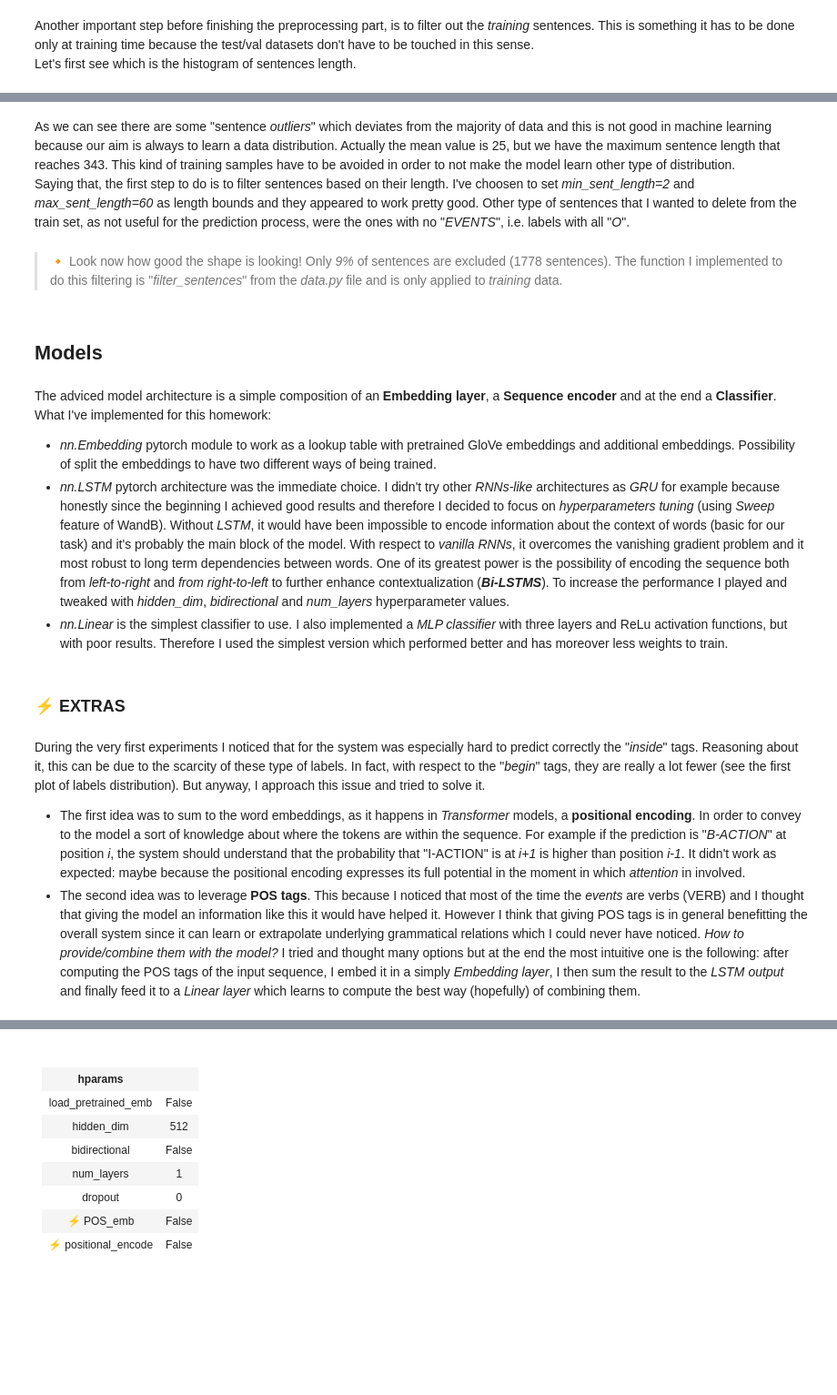
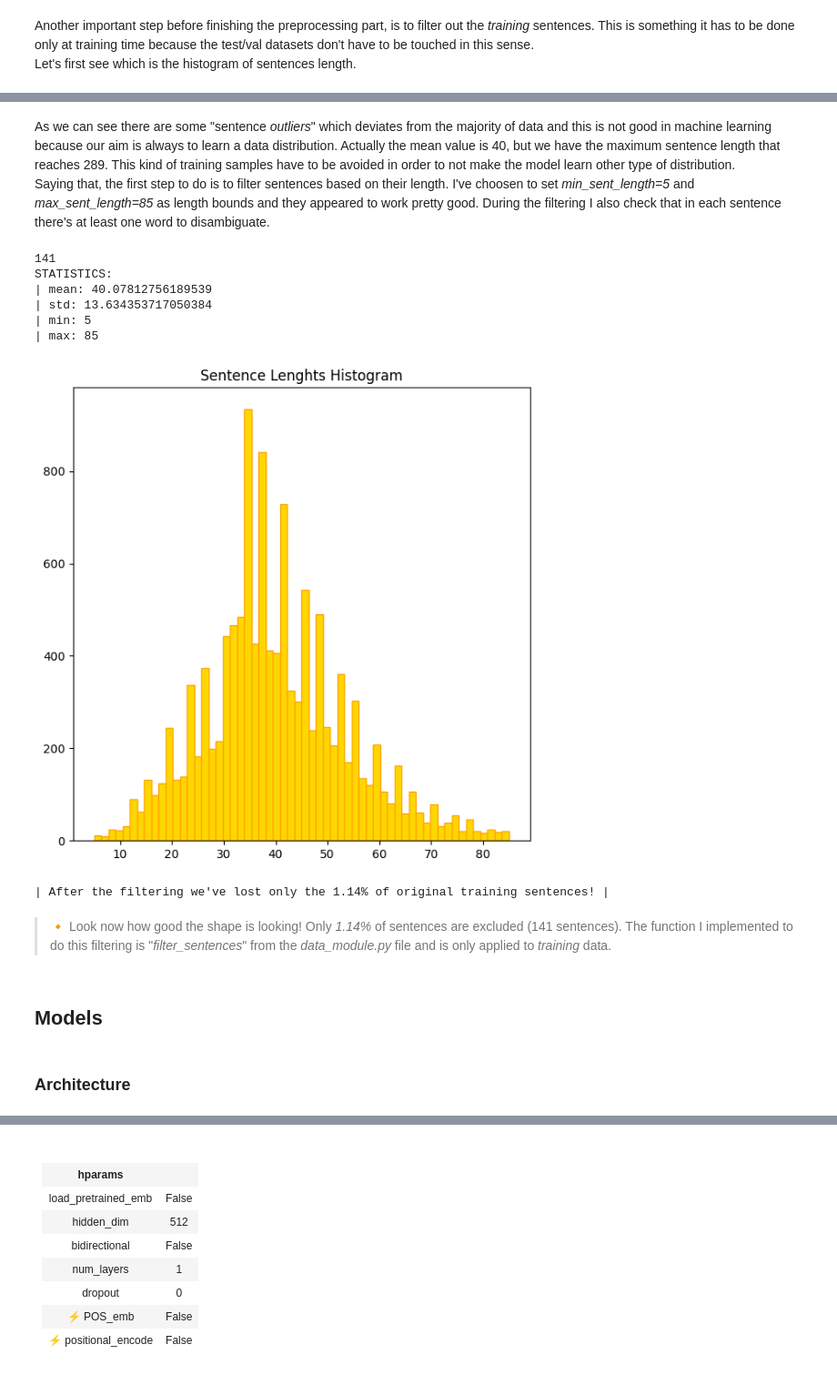
Before and after one commit to lavallone/NLP, a Jupyter notebook: HW_02/hw2/stud/WSD.ipynb, the cells around one changed output, grey strips where cells are left out. Shown: that part at 91% size. Saved outputs shown, nothing was run; the diff lists cells and outputs as text; code cells hidden in the pictures; blank space fills up the shorter version.

```diff
--- a/HW_02/hw2/stud/WSD.ipynb
+++ b/HW_02/hw2/stud/WSD.ipynb
@@ -519,2 +339,2 @@ plot_histogram(sent_lengths_list)
 # %% [markdown]
-As we can see there are some "sentence *outliers*" which deviates from the majority of data and this is not good in machine learning because our aim is always to learn a data distribution. Actually the mean value is 25, but we have the maximum sentence length that reaches 343. This kind of training samples have to be avoided in order to not make the model learn other type of distribution. <br> Saying that, the first step to do is to filter sentences based on their length. I've choosen to set *min_sent_length=2* and *max_sent_length=60* as length bounds and they appeared to work pretty good. Other type of sentences that I wanted to delete from the train set, as not useful for the prediction process, were the ones with no "*EVENTS*", i.e. labels with all "*O*".
+As we can see there are some "sentence *outliers*" which deviates from the majority of data and this is not good in machine learning because our aim is always to learn a data distribution. Actually the mean value is 40, but we have the maximum sentence length that reaches 289. This kind of training samples have to be avoided in order to not make the model learn other type of distribution. <br> Saying that, the first step to do is to filter sentences based on their length. I've choosen to set *min_sent_length=5* and *max_sent_length=85* as length bounds and they appeared to work pretty good. During the filtering I also check that in each sentence there's at least one word to disambiguate.
@@ -525,16 +341,33 @@ plot_histogram(sent_lengths_list)
+# %%
+# filtering the sentences (the actual function is implemented in "data_module.py")
+from src.utils import read_dataset
+train_sentences, _ = read_dataset(hparams["prefix_path"]+hparams["data_train"])
+
+sent_lengths_list = []
+tot_sentences, filtered_sentences = 0, 0
+for item in train_sentences:
+    assert len(item["instance_ids"].keys()) != 0
+    tot_sentences += 1
+    if len(item["words"])< 5 or len(item["words"])> 85:
+        filtered_sentences += 1
+        continue
+    sent_lengths_list.append(len(item["words"]))
+
+plot_histogram(sent_lengths_list)
+print()
+print(f"| After the filtering we've lost only the {round((filtered_sentences/tot_sentences)*100,2)}% of original training sentences! |")
+# %% [output]
+141
+STATISTICS:
+| mean: 40.07812756189539
+| std: 13.634353717050384
+| min: 5
+| max: 85
+[figure, added]
+| After the filtering we've lost only the 1.14% of original training sentences! |
 # %% [markdown]
-> 🔸 Look now how good the shape is looking! Only *9%* of sentences are excluded (1778 sentences). The function I implemented to do this filtering is "*filter_sentences*" from the *data.py* file and is only applied to *training* data.
+> 🔸 Look now how good the shape is looking! Only *1.14%* of sentences are excluded (141 sentences). The function I implemented to do this filtering is "*filter_sentences*" from the *data_module.py* file and is only applied to *training* data.
 # %% [markdown]
 ## Models
-# %% [markdown]
-The adviced model architecture is a simple composition of an **Embedding layer**, a **Sequence encoder** and at the end a **Classifier**. <br> What I've implemented for this homework:
-* *nn.Embedding* pytorch module to work as a lookup table with pretrained GloVe embeddings and additional embeddings. Possibility of split the embeddings to have two different ways of being trained.
-* *nn.LSTM* pytorch architecture was the immediate choice. I didn't try other *RNNs-like* architectures as *GRU* for example because honestly since the beginning I achieved good results and therefore I decided to focus on *hyperparameters tuning* (using *Sweep* feature of  WandB). Without *LSTM*, it would have been impossible to encode information about the context of words (basic for our task) and it's probably the main block of the model. With respect to *vanilla RNNs*, it overcomes the vanishing gradient problem and it most robust to long term dependencies between words. One of its greatest power is the possibility of encoding the sequence both from *left-to-right* and *from right-to-left* to further enhance contextualization (***Bi-LSTMS***). To increase the performance I played and tweaked with *hidden_dim*, *bidirectional* and *num_layers* hyperparameter values.
-* *nn.Linear* is the simplest classifier to use. I also implemented a *MLP classifier* with three layers and ReLu activation functions, but with poor results. Therefore I used the simplest version which performed better and has moreover less weights to train.
 # %% [markdown]
-### ⚡ EXTRAS
+### Architecture
-# %% [markdown]
-During the very first experiments I noticed that for the system was especially hard to predict correctly the "*inside*" tags. Reasoning about it, this can be due  to the scarcity of these type of labels. In fact, with  respect to the "*begin*" tags, they are really a lot fewer (see the first plot of labels distribution). But anyway, I approach this issue and tried to solve it.
-
-* The first idea was to sum to the word embeddings, as it happens in *Transformer* models, a **positional encoding**. In order to convey to the model a sort of knowledge about where the tokens are within the sequence. For example if the prediction is "*B-ACTION*" at position *i*, the system should understand that the probability that "I-ACTION" is at *i+1* is higher than position *i-1*. It didn't work as expected: maybe because the positional encoding expresses its full potential in the moment in which *attention* in involved.
-* The second idea was to leverage **POS tags**. This because I noticed that most of the time the *events* are verbs (VERB) and I thought that giving the model an information like this it would have helped it. However I think that giving POS tags is in general benefitting the overall system since it can learn or extrapolate underlying grammatical relations which I could never have noticed. *How to provide/combine them with the model?* I tried and thought many options but at the end the most intuitive one is the following: after computing the POS tags of the input sequence, I embed it in a simply *Embedding layer*, I then sum the result to the *LSTM output* and finally feed it to a *Linear layer* which learns to compute the best way (hopefully) of combining them.
```
Also changed, not shown: parts of 46 cells of this notebook, 3 other files.
